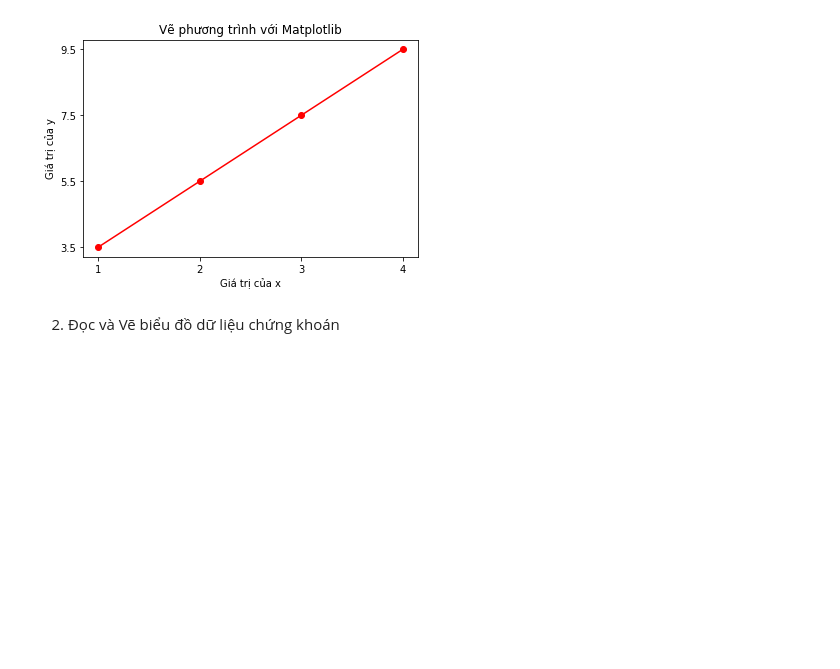
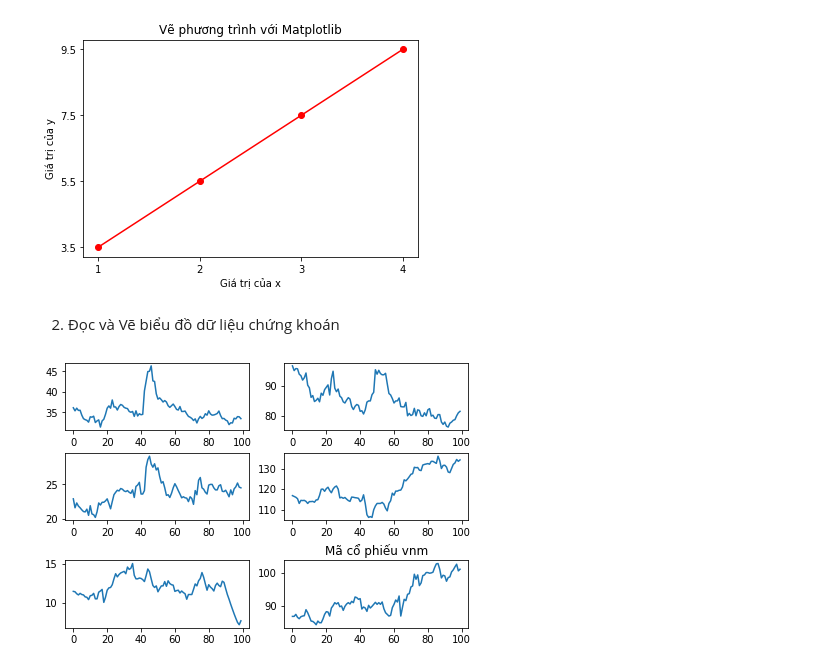
Before and after one commit to Hoanpc777/Python1, a Jupyter notebook: B3/[DS03]_[2.1]_[PhanCongHoan].ipynb, the cells around one changed output. Saved outputs shown, nothing was run; the diff lists cells and outputs as text; code cells hidden in the pictures; blank space fills up the shorter version.

```diff
--- a/B3/[DS03]_[2.1]_[PhanCongHoan].ipynb
+++ b/B3/[DS03]_[2.1]_[PhanCongHoan].ipynb
@@ -21,6 +21,30 @@ plt.show()
 [figure]
 # %% [markdown]
 2. Đọc và Vẽ biểu đồ dữ liệu chứng khoán
+# %%
+#import module
+import matplotlib.pyplot as plt
+import csv, os
+# List files
+path = 'data-stock'
+lst = os.listdir(path)
+# lst_fname = ['{0}'.format(','.join(str(i))) for i in lst]
+#
+lst1=list(enumerate([[i,j]for j in range(2) for i in range(3)]))
+figure, axis = plt.subplots(3, 2, constrained_layout=True)
+for i in range(6):
+    fname = lst[i]
+    p = lst1[i][1]
+    with open('data-stock/'+ fname,'r',encoding='utf-8') as f:
+        data_reader = csv.reader(f)
+        header = next(data_reader)
+        gia_open = [float(i[header.index('<Open>')]) for i in data_reader]
+    axis[p[0]][p[1]].plot(gia_open[0:100])
+    plt.title('Mã cổ phiếu '+ fname[fname.index('_')+1:fname.index('_')+4])
+plt.show()
+# print(lst1[1][1][0])
+# %% [output]
+[figure, added]
 # %%
 #import module
 import matplotlib.pyplot as plt
```
Also changed, not shown: parts of 1 cell of this notebook.
